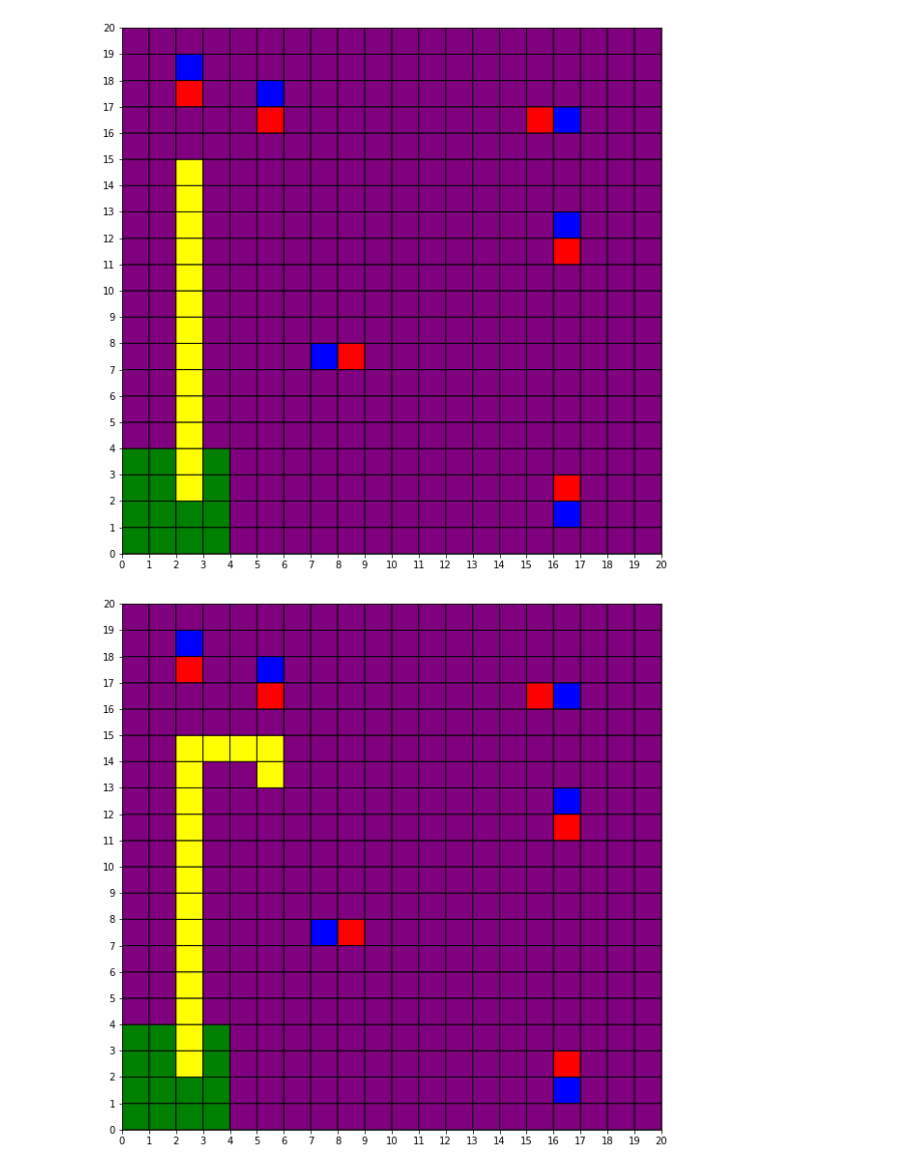
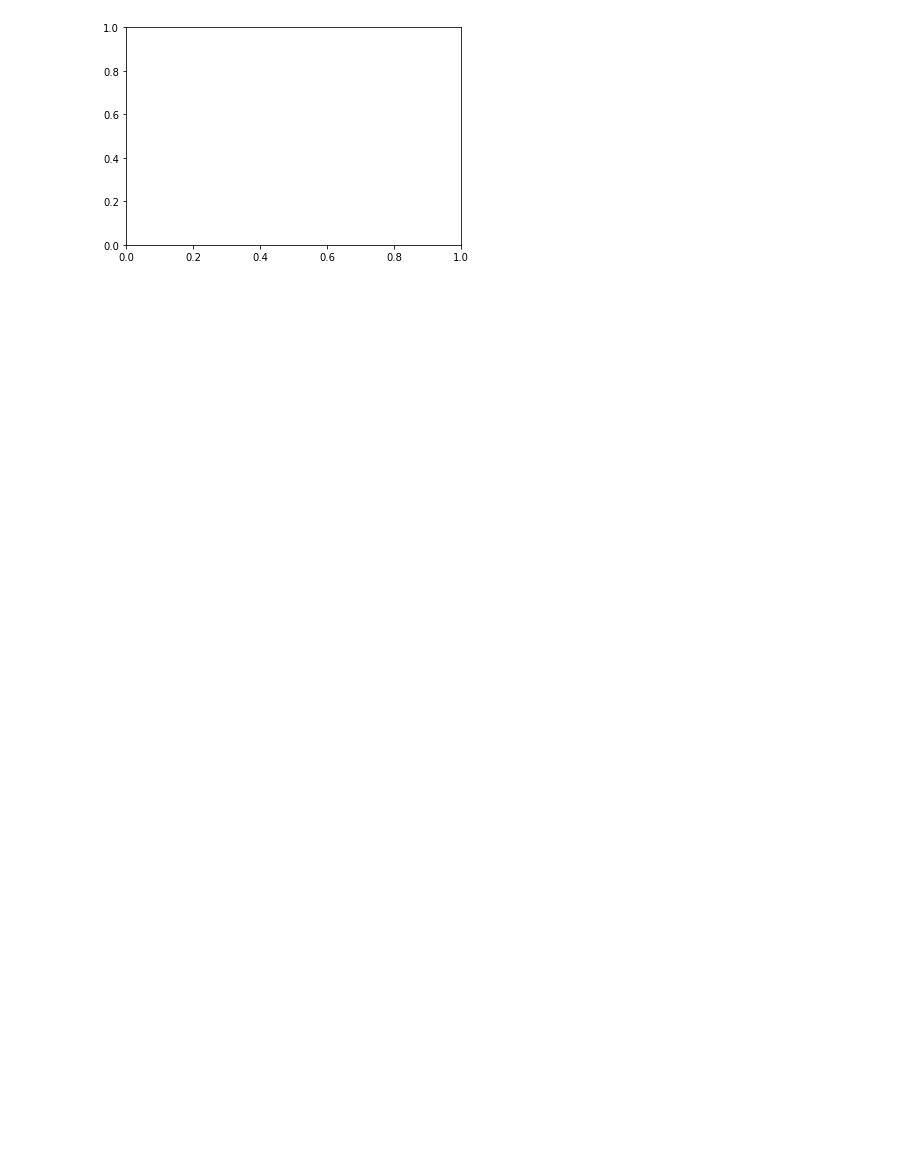
Before and after one commit to youxiang-git/mdp_21-22s2_grp2_algo, a Jupyter notebook: test2.ipynb, the cells around one changed output. Cells and saved outputs as stored; diff of their text form; code cells hidden in the pictures; blank space fills up the shorter version.

```diff
--- a/test2.ipynb
+++ b/test2.ipynb
@@ -174,17 +119,16 @@ tempPath = []
 index = -1
 hPath = []
 
-print(destDir)
-
-while len(goal):
-    for i in range(len(goal)):
-        path = nx.bidirectional_shortest_path(grid_graph2, source=start[0], target=goal[i])
-        if len(path) < tempNo:
-            tempNo = len(path)
-            tempPath = path
-            index = i
-    move(tempPath)
-    hPath.append(tempPath)
-    start[0] = goal[index]
-    goal.pop(index)
-    tempNo = 400
+def ani_path(x):
+    while len(goal):
+        for i in range(len(goal)):
+            path = nx.bidirectional_shortest_path(grid_graph2, source=start[0], target=goal[i])
+            if len(path) < tempNo:
+                tempNo = len(path)
+                tempPath = path
+                index = i
+        print(tempPath)
+        hPath.append(tempPath)
+        start[0] = goal[index]
+        goal.pop(index)
+        tempNo = 400
@@ -211,13 +135,16 @@ while len(goal):
 # %%
+from matplotlib import pyplot as plt
+from matplotlib import colors
+
+fig, ax = plt.subplots()
+
 for path in hPath:
     for coord in path:
         matrix1[19-coord[0]][coord[1]] = 2
     cmap = colors.ListedColormap(["purple","green", "yellow", "blue", "red"])
     plt.figure(figsize=(10,10))
     plt.pcolor(matrix1[::-1],cmap=cmap,edgecolors='k', linewidths=1)
     plt.xticks(np.arange(0,21,step=1))
     plt.yticks(np.arange(0,21,step=1))
-    plt.show()
 # %% [output]
-[figure, old version]
+[figure, new version]
-[figure, removed]
```
Also changed, not shown: parts of 7 cells of this notebook, 5 other files.
